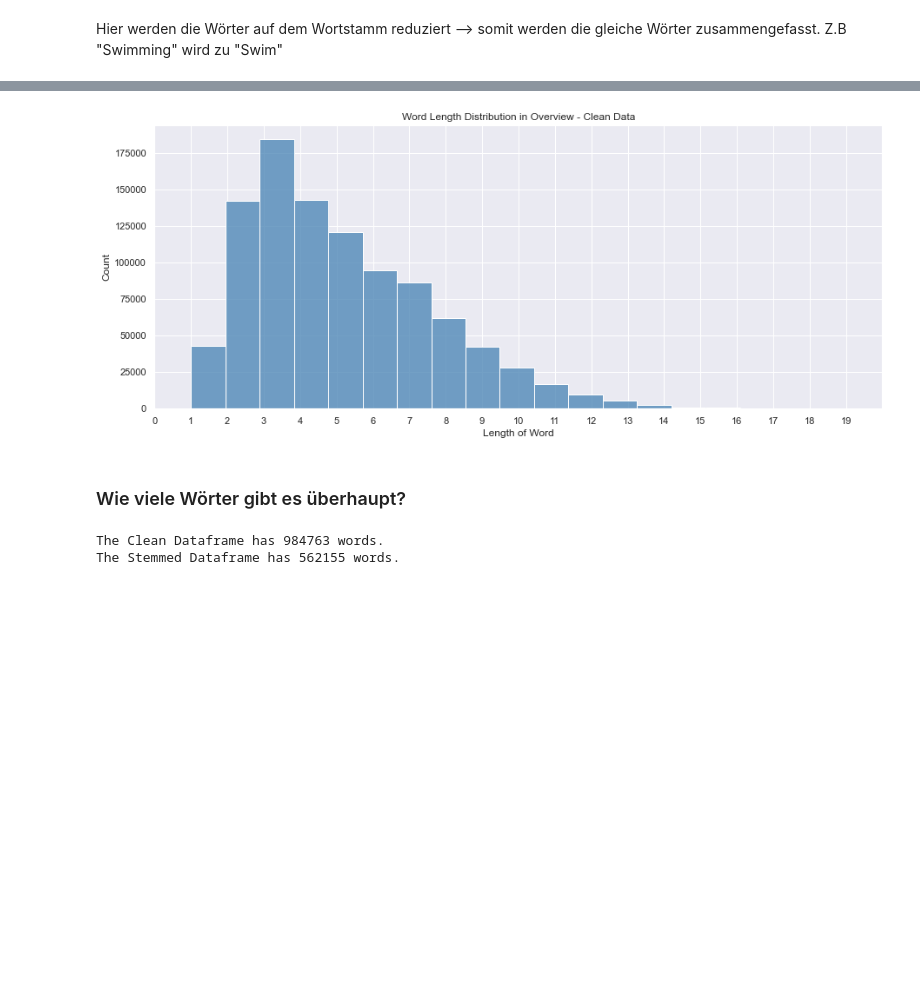
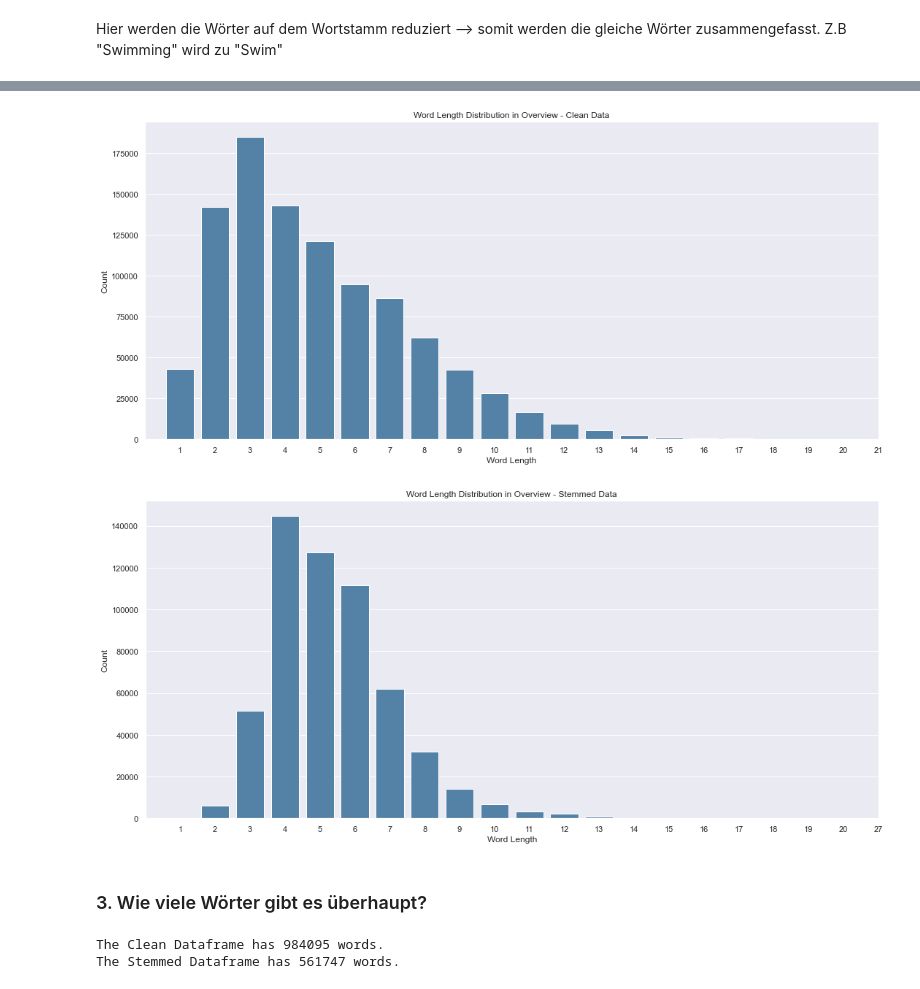
Before and after one commit to Luuzemp14/Cds1_Tinder-4-Movies, a Jupyter notebook: eda.ipynb, the cells around one changed output, grey strips where cells are left out. Cells and saved outputs as stored; diff of their text form; code cells hidden in the pictures; blank space fills up the shorter version.

```diff
--- a/eda.ipynb
+++ b/eda.ipynb
@@ -263,0 +287,14 @@ from p import stemming_tokenizer
+# %%
+# extract year from release_date and add to new col
+df_movies_clean["year"] = df_movies_clean["release_date"].apply(lambda x: x.split("-")[0])
+
+# group by year and count movies
+df_movies_year = df_movies_clean.groupby("year")["title"].count().reset_index()
+
+# plot lineplot
+ax = sns.barplot(data = df_movies_year, x = "year", y = "title", color = "steelblue")
+
+# set labels
+ax.set(xlabel = "Year", ylabel = "Count", title = "Number of Movies per Year")
+
+plt.show()
@@ -263,0 +305,8 @@ from p import stemming_tokenizer
+# %%
+# barplot with original language and show amount of movies per language
+ax = sns.barplot(data = df_movies_clean.groupby("original_language")["title"].count().reset_index().sort_values("title", ascending = False).head(10), x = "original_language", y = "title", color = "steelblue")
+
+# set labels
+ax.set(xlabel = "Language", ylabel = "Count", title = "Number of Movies per Language")
+
+plt.show()
@@ -338,8 +423,11 @@ def word_length(data):
 
     # create dataframe with word and length of word
     df = pd.DataFrame(lst, columns = ["Word"])
+
+    # add length of word to dataframe
     df["Length"] = df["Word"].apply(lambda x: len(x))
 
     return df
 
 df_word_length = word_length(df_movies_clean["overview"])
+df_word_length_stemmed = word_length(df_movies_stemmed["overview"])
@@ -346,22 +464,23 @@ df_word_length = word_length(df_movies_clean["overview"])
 # %%
 def plot_word_length(data, data_type):
 
-    # plot word length distribution
-    ax = sns.histplot(data = data, x = "Length", color = "steelblue", bins = 70)
-    ax.set(xlabel = "Length of Word", ylabel = "Count", title = "Word Length Distribution in {}".format(data_type))
+    # plot word length distribution without seaborn
+    ax = sns.barplot(data = data.groupby("Length")["Word"].count().reset_index(), x = "Length", y = "Word", color = "steelblue")
 
-    # limit x axis to 30
-    plt.xlim(0, 20)
+    # set labels
+    ax.set(xlabel = "Word Length", ylabel = "Count", title = "Word Length Distribution in {}".format(data_type))
 
-    # add more x ticks
-    plt.xticks(np.arange(0, 20, 1))
+    # limit x axis to 20
+    plt.xlim(-1, 20)
 
     plt.show()
 
 
 plot_word_length(df_word_length, "Overview - Clean Data")
+plot_word_length(df_word_length_stemmed, "Overview - Stemmed Data")
 # %% [output]
-[figure, old version]
+[figure, new version]
+[figure, added]
 # %% [markdown]
-### Wie viele Wörter gibt es überhaupt?
+### 3. Wie viele Wörter gibt es überhaupt?
 # %%
@@ -369,8 +488,8 @@ def stuff(method, df):
     sum_words = df["overview"].apply(lambda x: len(x.split())).sum()
     print("The {} has {} words.".format(method, sum_words))
 # %%
-stuff("Clean Dataframe", df_movies_clean)
-stuff("Stemmed Dataframe", df_movies_stemmed)
+total_words("Clean Dataframe", df_movies_clean)
+total_words("Stemmed Dataframe", df_movies_stemmed)
 # %% [output]
-The Clean Dataframe has 984763 words.
-The Stemmed Dataframe has 562155 words.
+The Clean Dataframe has 984095 words.
+The Stemmed Dataframe has 561747 words.
```
Also changed, not shown: parts of 33 cells of this notebook.
